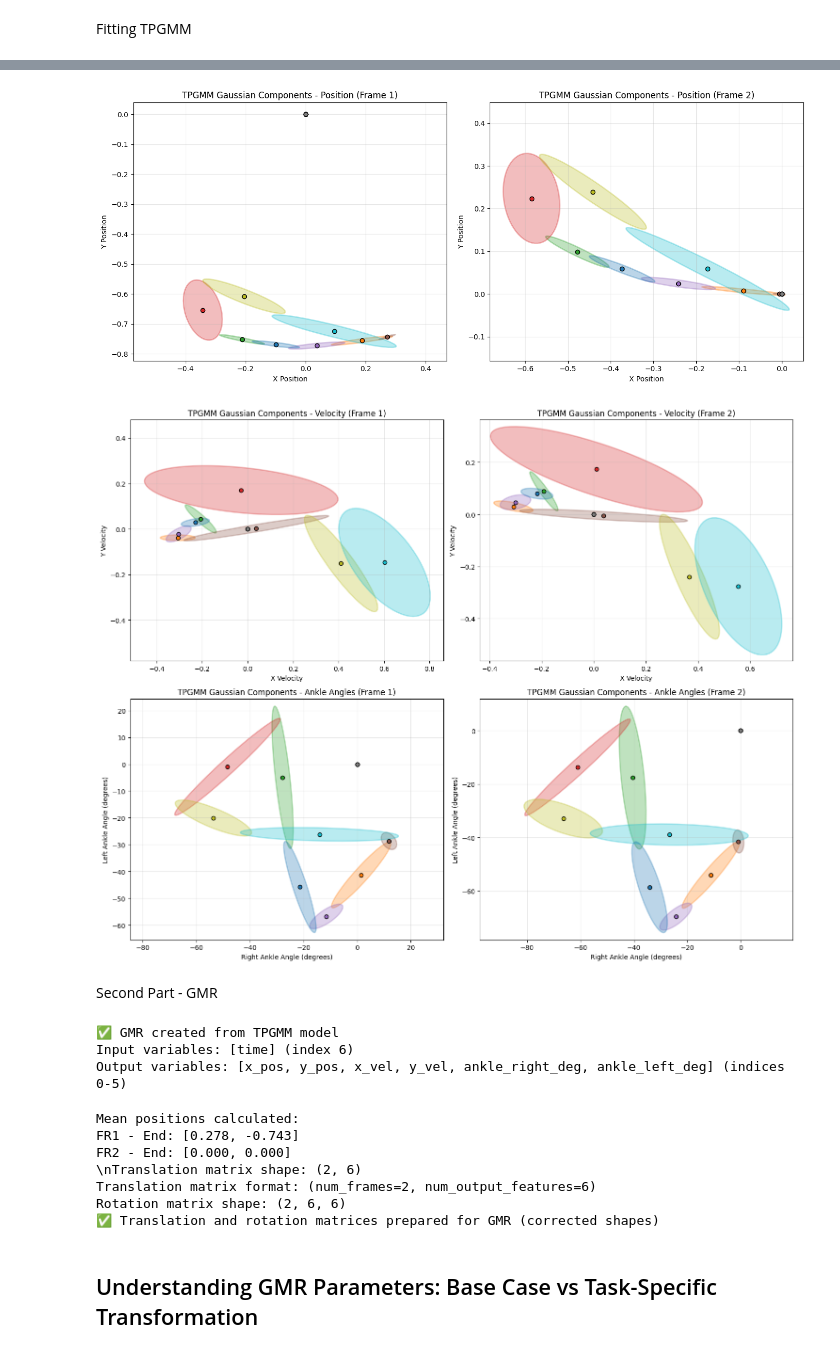
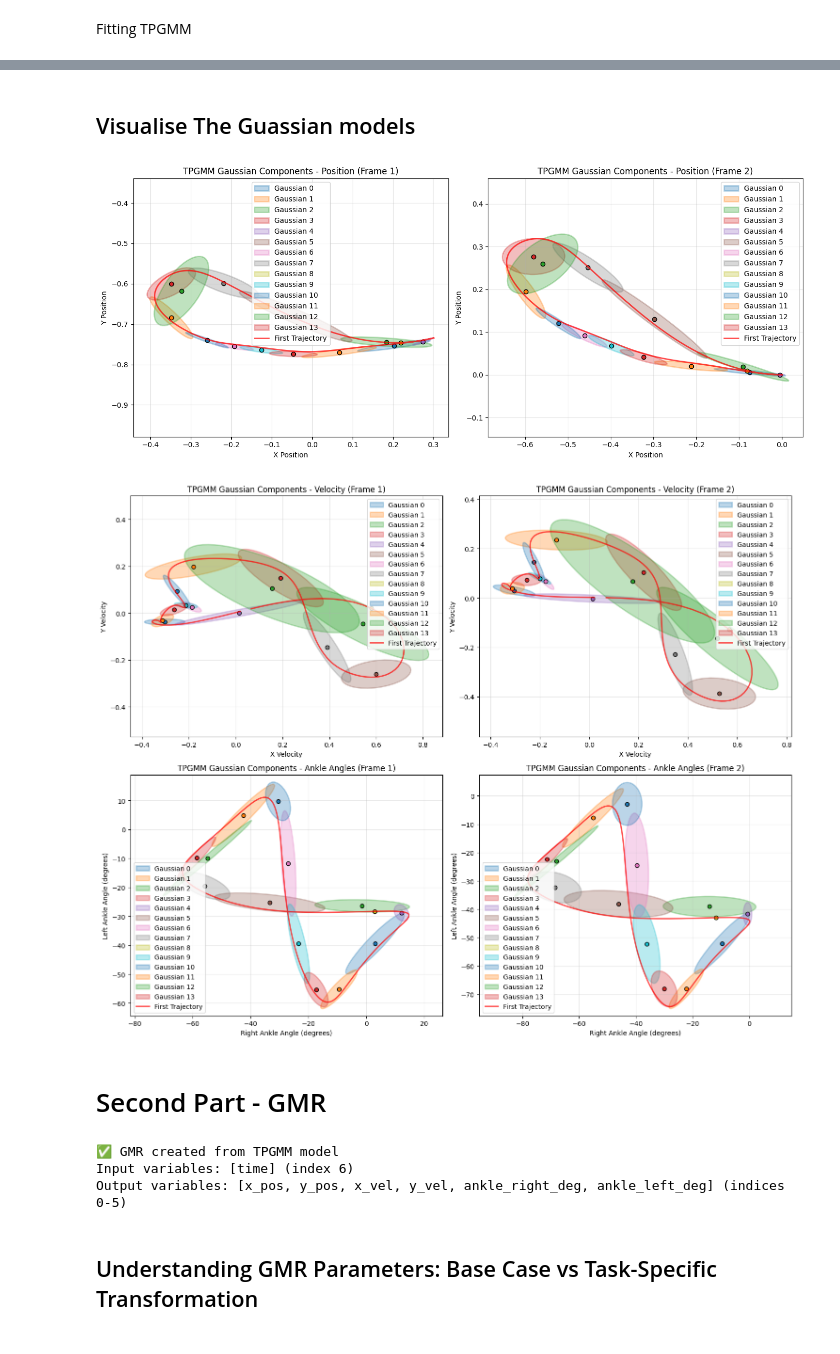
Before and after one commit to cocorock/Gait-analysis-coupled, a Jupyter notebook: TaskPaGMMM/examples/gait_example_modifiedV2.ipynb, the cells around one changed output, grey strips where cells are left out. Cells and saved outputs as stored; diff of their text form; code cells hidden in the pictures.

```diff
--- a/TaskPaGMMM/examples/gait_example_modifiedV2.ipynb
+++ b/TaskPaGMMM/examples/gait_example_modifiedV2.ipynb
@@ -583,7 +642,7 @@ Fitting TPGMM
 best_n_components = None
 lowest_bic_score = float('inf')
 bic_scores = []
-n_components_range = range(3, 15)  # Test components from 3 to 14
+n_components_range = range(3, 20)  # Test components from 3 to 14
 
 print("Starting TPGMM model selection with corrected data...")
 print(f"Testing number of components from {min(n_components_range)} to {max(n_components_range)}")
@@ -596,7 +655,7 @@ for n_components in n_components_range:
     print(f'Fitting TPGMM with n_components={n_components}...')
 
     # Define the TPGMM model with the current n_components
-    tpgmm_temp = TPGMM(n_components=n_components, verbose=False, threshold=1e-5, reg_factor=1e-8)
+    tpgmm_temp = TPGMM(n_components=n_components, verbose=False, threshold=1e-3, reg_factor=1e-7)
 
     # Fit the model with the trajectories
     print('Data check passed. Fitting the model...')
@@ -701,7 +764,7 @@ Components | BIC Score
 # %%
 print(f'\\nDefining final TPGMM with the optimal n_components={best_n_components}...')
 print("Training with corrected data (no artificial rotation)")
-tpgmm = TPGMM(n_components=best_n_components, verbose=True, reg_factor=1e-8, threshold=1e-5)
+tpgmm = TPGMM(n_components=best_n_components, verbose=True, reg_factor=1e-7, threshold=1e-3)
 print('Data check passed. Fitting the final model...')
 tpgmm.fit(reshaped_trajectories)
 print("✅ Final TPGMM model trained successfully with corrected data")
@@ -725,4 +788,6 @@ Log likelihood: -23361.812290223083 improvement 0.00549825381312985
 ✅ Final TPGMM model trained successfully with corrected data
+# %% [markdown]
+## Visualise The Guassian models
 # %%
 # Visualize TPGMM Gaussian components for position features (indices 0,1)
 fig, axes = plt.subplots(1, 2, figsize=(14, 6))
@@ -734,6 +799,8 @@ plot_ellipsoids_2d(
     covs=tpgmm.covariances_[frame_idx, :, :2, :2],
     ax=axes[0]
 )
+axes[0].plot(trajectories_fr1[0][:, 0], trajectories_fr1[0][:, 1], 'r-', linewidth=2, alpha=0.7, label='First Trajectory')
+axes[0].legend()
 axes[0].set_title('TPGMM Gaussian Components - Position (Frame 1)')
 axes[0].set_xlabel('X Position')
 axes[0].set_ylabel('Y Position')
@@ -745,6 +812,8 @@ plot_ellipsoids_2d(
     covs=tpgmm.covariances_[frame_idx, :, :2, :2],
     ax=axes[1]
 )
+axes[1].plot(trajectories_fr2[0][:, 0], trajectories_fr2[0][:, 1], 'r-', linewidth=2, alpha=0.7, label='First Trajectory')
+axes[1].legend()
 axes[1].set_title('TPGMM Gaussian Components - Position (Frame 2)')
 axes[1].set_xlabel('X Position')
 axes[1].set_ylabel('Y Position')
@@ -752,7 +821,7 @@ axes[1].set_ylabel('Y Position')
 plt.tight_layout()
 plt.show()
 # %% [output]
-[figure, old version]
+[figure, new version]
 # %%
 # Visualize TPGMM Gaussian components for velocity and ankle angle features
 fig, axes = plt.subplots(2, 2, figsize=(15, 12))
@@ -764,6 +833,8 @@ plot_ellipsoids_2d(
     covs=tpgmm.covariances_[frame_idx, :, 2:4, 2:4],
     ax=axes[0, 0]
 )
+axes[0, 0].plot(trajectories_fr1[0][:, 2], trajectories_fr1[0][:, 3], 'r-', linewidth=2, alpha=0.7, label='First Trajectory')
+axes[0, 0].legend()
 axes[0, 0].set_title('TPGMM Gaussian Components - Velocity (Frame 1)')
 axes[0, 0].set_xlabel('X Velocity')
 axes[0, 0].set_ylabel('Y Velocity')
@@ -774,37 +845,43 @@ plot_ellipsoids_2d(
     covs=tpgmm.covariances_[frame_idx, :, 2:4, 2:4],
     ax=axes[0, 1]
 )
+axes[0, 1].plot(trajectories_fr2[0][:, 2], trajectories_fr2[0][:, 3], 'r-', linewidth=2, alpha=0.7, label='First Trajectory')
+axes[0, 1].legend()
 axes[0, 1].set_title('TPGMM Gaussian Components - Velocity (Frame 2)')
 axes[0, 1].set_xlabel('X Velocity')
 axes[0, 1].set_ylabel('Y Velocity')
 
 # Ankle angle components (indices 4,5)
 frame_idx = 0
 plot_ellipsoids_2d(
     means=tpgmm.means_[frame_idx, :, 4:6],
     covs=tpgmm.covariances_[frame_idx, :, 4:6, 4:6],
     ax=axes[1, 0]
 )
+axes[1, 0].plot(trajectories_fr1[0][:, 4], trajectories_fr1[0][:, 5], 'r-', linewidth=2, alpha=0.7, label='First Trajectory')
+axes[1, 0].legend()
 axes[1, 0].set_title('TPGMM Gaussian Components - Ankle Angles (Frame 1)')
 axes[1, 0].set_xlabel('Right Ankle Angle (degrees)')
 axes[1, 0].set_ylabel('Left Ankle Angle (degrees)')
 
 frame_idx = 1
 plot_ellipsoids_2d(
     means=tpgmm.means_[frame_idx, :, 4:6],
     covs=tpgmm.covariances_[frame_idx, :, 4:6, 4:6],
     ax=axes[1, 1]
 )
+axes[1, 1].plot(trajectories_fr2[0][:, 4], trajectories_fr2[0][:, 5], 'r-', linewidth=2, alpha=0.7, label='First Trajectory')
+axes[1, 1].legend()
 axes[1, 1].set_title('TPGMM Gaussian Components - Ankle Angles (Frame 2)')
 axes[1, 1].set_xlabel('Right Ankle Angle (degrees)')
 axes[1, 1].set_ylabel('Left Ankle Angle (degrees)')
 
 plt.tight_layout()
 plt.show()
 # %% [output]
-[figure, old version]
+[figure, new version]
 # %% [markdown]
-Second Part - GMR
+# Second Part - GMR
 # %%
 # Create GMR instance from the trained TPGMM model
 # Use time as input variable (index 6 in our 7D feature space)
@@ -817,49 +894,3 @@ print(f"Output variables: [x_pos, y_pos, x_vel, y_vel, ankle_right_deg, ankle_le
 ✅ GMR created from TPGMM model
 Input variables: [time] (index 6)
 Output variables: [x_pos, y_pos, x_vel, y_vel, ankle_right_deg, ankle_left_deg] (indices 0-5)
-# %%
-# Define translation and rotation for GMR fitting
-# Translation represents target start and end positions for trajectory generation
-# We'll use the mean positions from our training data
-
-# Calculate mean end positions from all trajectories in both frames
-
-end_positions_fr1 = trajectories_fr1[:, -1, :2]   # End positions (x, y) from FR1
-end_positions_fr2 = trajectories_fr2[:, -1, :2]   # End positions (x, y) from FR2
-
-# Calculate mean end positions
-mean_end_fr1 = np.mean(end_positions_fr1, axis=0)
-mean_end_fr2 = np.mean(end_positions_fr2, axis=0)
-
-print("Mean positions calculated:")
-print(f"FR1 - End: [{mean_end_fr1[0]:.3f}, {mean_end_fr1[1]:.3f}]")
-print(f"FR2 - End: [{mean_end_fr2[0]:.3f}, {mean_end_fr2[1]:.3f}]")
-
-# Create translation matrices for both frames - CORRECTED SHAPE
-# GMR expects translation shape: (num_frames, num_output_features)
-# Since we use time as input (1D), output features are the remaining 6 features: [x_pos, y_pos, x_vel, y_vel, ankle_right_deg, ankle_left_deg]
-
-
-# For GMR translation, we need to specify the desired start and end positions
-# Let's create translation points that represent our desired trajectory endpoints
-translation = np.array([
-    [mean_end_fr1[0], mean_end_fr1[1], 0, 0, 0, 0],  # FR1: [x_pos, y_pos, x_vel, y_vel, ankle_right, ankle_left]
-    [mean_end_fr2[0], mean_end_fr2[1], 0, 0, 0, 0]   # FR2: [x_pos, y_pos, x_vel, y_vel, ankle_right, ankle_left]
-])
-
-print(f"\\nTranslation matrix shape: {translation.shape}")
-print(f"Translation matrix format: (num_frames=2, num_output_features=6)")
-
-# Create identity rotation matrices for output features (6x6 since we have 6 output features)
-rotation_matrix = np.eye(6)[None].repeat(2, axis=0)  # Shape: (2, 6, 6)
-
-print(f"Rotation matrix shape: {rotation_matrix.shape}")
-print("✅ Translation and rotation matrices prepared for GMR (corrected shapes)")
-# %% [output]
-Mean positions calculated:
-FR1 - End: [0.278, -0.743]
-FR2 - End: [0.000, 0.000]
-\nTranslation matrix shape: (2, 6)
-Translation matrix format: (num_frames=2, num_output_features=6)
-Rotation matrix shape: (2, 6, 6)
-✅ Translation and rotation matrices prepared for GMR (corrected shapes)
```
Also changed, not shown: parts of 35 cells of this notebook, 5 other files.
